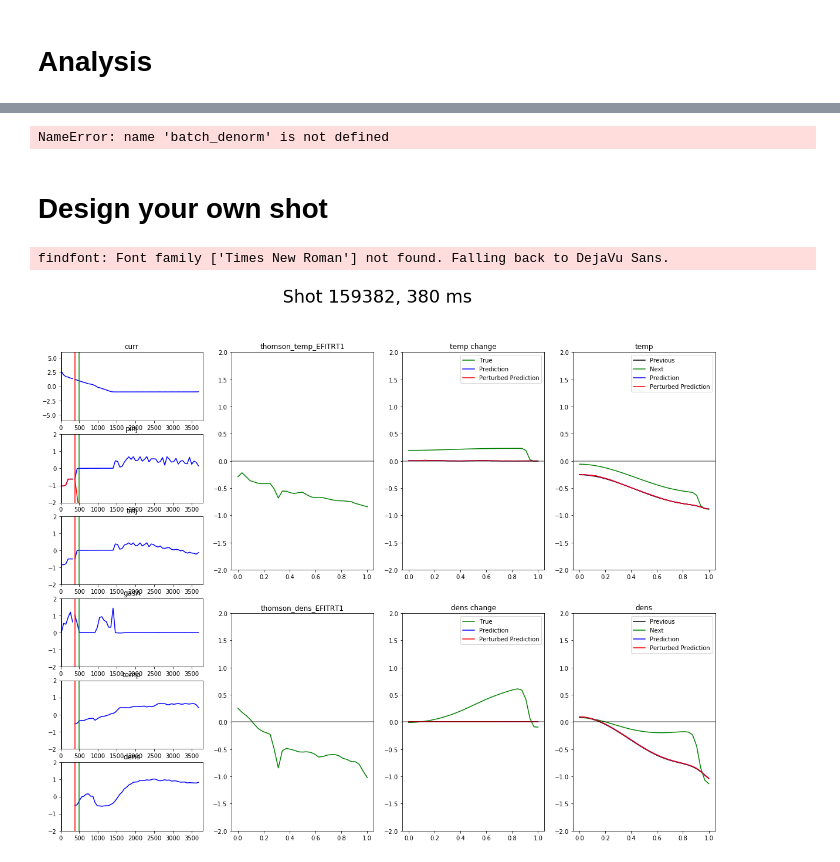
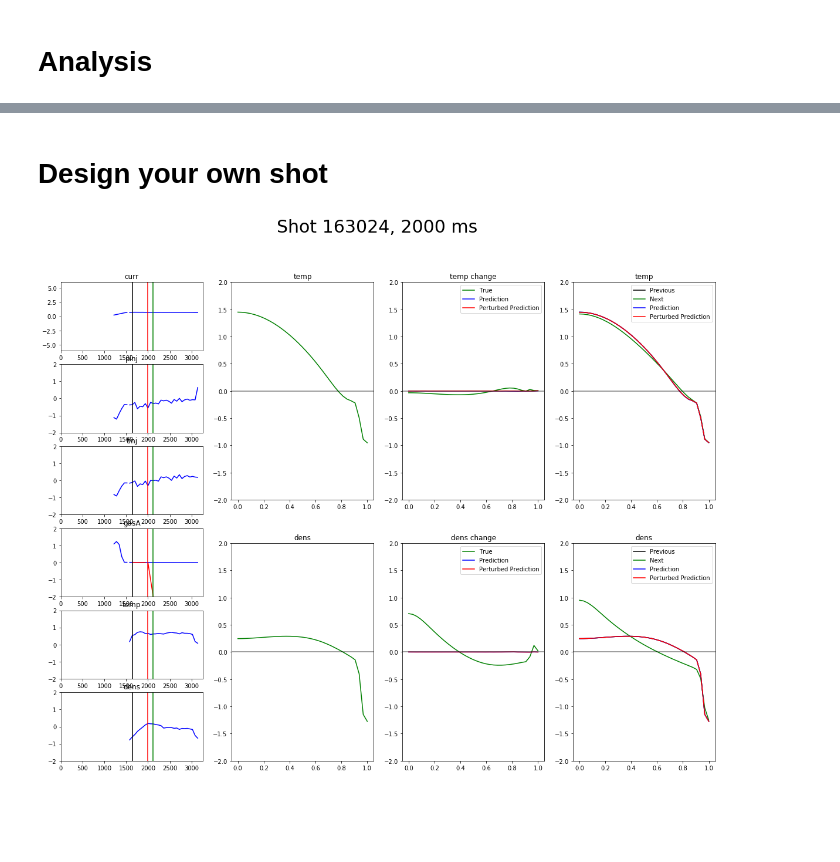
Before and after one commit to PlasmaControl/plasma-profile-predictor, a Jupyter notebook: notebooks/joe_analyze.ipynb, the cells around one changed output, grey strips where cells are left out. Saved outputs shown, nothing was run; the diff lists cells and outputs as text; code cells hidden in the pictures; blank space fills up the shorter version.

```diff
--- a/notebooks/joe_analyze.ipynb
+++ b/notebooks/joe_analyze.ipynb
@@ -93,5 +70,5 @@ print(analysis_params)
 # %%
-with open('/scratch/gpfs/jabbate/data_60_ms_include_rampup/train.pkl','rb') as f:
+with open(os.path.join(analysis_params['processed_filename_base'],'train.pkl'),'rb') as f:
     traindata=pickle.load(f,encoding='latin1')
-with open('/scratch/gpfs/jabbate/data_60_ms_include_rampup/val.pkl','rb') as f:
+with open(os.path.join(analysis_params['processed_filename_base'],'val.pkl'),'rb') as f:
     valdata=pickle.load(f,encoding='latin1')
@@ -137,33 +76,6 @@ plt.show()
 analysis_params['batch_size']=1
 train_generator = DataGenerator(traindata,**analysis_params)
 steps_per_epoch = len(train_generator)
-# %%
-batch_ind=0
-inputs, targets = train_generator[batch_ind]
-shotnums = train_generator.cur_shotnum[:,max(profile_lookback, actuator_lookback)]
-times = train_generator.cur_times[:,max(profile_lookback, actuator_lookback)]
-pred = model.predict_on_batch(inputs)
-# add deltas to future actuators
-#predict on new actuators
-predictions = {}
-for i, sig in enumerate(target_profile_names):
-    predictions[sig] = pred[i]
-psi = np.linspace(0,1,profile_length)
-full_pred = {}
-full_true = {}
-delta_pred = {}
-delta_true = {}
-baseline = {}
-for sig in target_profile_names:
-    full_pred[sig], full_true[sig], delta_pred[sig], delta_true[sig], baseline[sig] = batch_denorm(inputs,targets,predictions,
-                                                                                                   normalization_params,sig)
-sig = 'dens'
-fig, ax = plot_batch(delta_true[sig],delta_pred[sig],np.zeros_like(delta_true[sig]),
-                     psi,['true','pred','baseline'],['psi','delta ' + sig], shotnums,times)
-# fig, ax = plot_batch(full_pred[sig],full_true[sig],np.zeros_like(delta_true[sig]),#baseline[sig],
-#                      psi,['true','pred','baseline'],['psi','delta ' + sig], shotnums,times)
-# %% [output]
-NameError: name 'batch_denorm' is not defined
 # %% [markdown]
 # Design your own shot
 # %%
@@ -171,13 +83,13 @@ plt.rcParams['figure.figsize'] = [20, 15]
 # %%
 all_shots=np.unique(traindata['shotnum'])
 shotnum=np.random.choice(all_shots) #all_shots[5]
-t=4000
+t=2000
 
 psi = np.linspace(0,1,profile_length)
 sigs=['curr','pinj','tinj','gasA','temp','dens']
 profiles=['temp','dens']
-input_profiles=['thomson_temp_EFITRT1','thomson_dens_EFITRT1']
-changed_input_keys=['pinj']
+input_profiles=['temp','dens'] #['thomson_temp_EFITRT1','thomson_dens_EFITRT1']
+changed_input_keys=['gasA']
 changed_profile_keys=[] #'thomson_dens_EFITRT1']
 
 shot_indices=np.where(traindata['shotnum'][:,0]==shotnum)[0]
@@ -236,13 +148,6 @@ for i,sig in enumerate(sigs):
                    color='r')
         if sig=='curr':
             ax.set_ylim(-6,6)
-            N=1
-            smoothed=np.convolve(traindata[sig][shot_indices,-lookahead], np.ones((N,))/N, mode='valid')
-            #smoothed=traindata[sig][shot_indices,-lookahead][::N]
-            #flattop_start_ind=np.where(np.isclose(np.diff(smoothed),0,atol=2e-3))[0][0]
-            #flattop_inds=np.where(np.isclose(smoothed,np.max(smoothed),atol=1e-3))[0]
-            #ax.axvline(traindata['time'][flattop_inds[0],-lookahead],linewidth=4)
-            #ax.axvline(traindata['time'][flattop_inds[-1],-lookahead],linewidth=4)
         else:
             ax.set_ylim(-2,2)
 
@@ -275,38 +180,38 @@ for i,profile in enumerate(profiles):
     ax.plot(psi,targets['target_{}'.format(profile)].squeeze(),label='True',c='g')
     ax.plot(psi,predictions[i].squeeze(),label='Prediction',
             c='b')
-    ax.plot(psi,changed_predictions[i].squeeze(),color='r',label='Perturbed Prediction')
+    if len(changed_input_keys)>0:
+        ax.plot(psi,changed_predictions[i].squeeze(),color='r',label='Perturbed Prediction')
     ax.set_title('{} change'.format(profile))
     ax.axhline(0,color='k',alpha=.5)
     ax.set_ylim(-2,2)
     ax.legend()
 
     ax=fig.add_subplot(len(profiles),num_cols,i*num_cols+1+1+1+1)
     ax.plot(psi,
             traindata[profile][shot_indices[0]+time_offset][0][::analysis_params['profile_downsample']],
             label='Previous',
             c='k')
     ax.plot(psi,
             traindata[profile][shot_indices[0]+time_offset][-1][::analysis_params['profile_downsample']],
             label='Next',
             c='g')
     ax.plot(psi,
             traindata[profile][shot_indices[0]+time_offset][0][::analysis_params['profile_downsample']]+predictions[i].squeeze(),
             label='Prediction',
             c='b')
     ax.plot(psi,
             traindata[profile][shot_indices[0]+time_offset][0][::analysis_params['profile_downsample']]+changed_predictions[i].squeeze(),
             label='Perturbed Prediction',
             c='r')
     ax.legend()
     ax.set_title(profile)
     ax.set_ylim(-2,2)
     ax.axhline(0,color='k',alpha=.5)
 
 time=train_generator.cur_times[:,max(profile_lookback, actuator_lookback)].squeeze()
 fig.suptitle('Shot {:.0f}, {:.0f} ms'.format(shotnum,time),fontsize=30)
 plt.subplots_adjust(hspace=.2)
 plt.show()
 # %% [output]
-findfont: Font family ['Times New Roman'] not found. Falling back to DejaVu Sans.
-[figure, old version]
+[figure, new version]
```
Also changed, not shown: parts of 7 cells of this notebook, 1 other file.
